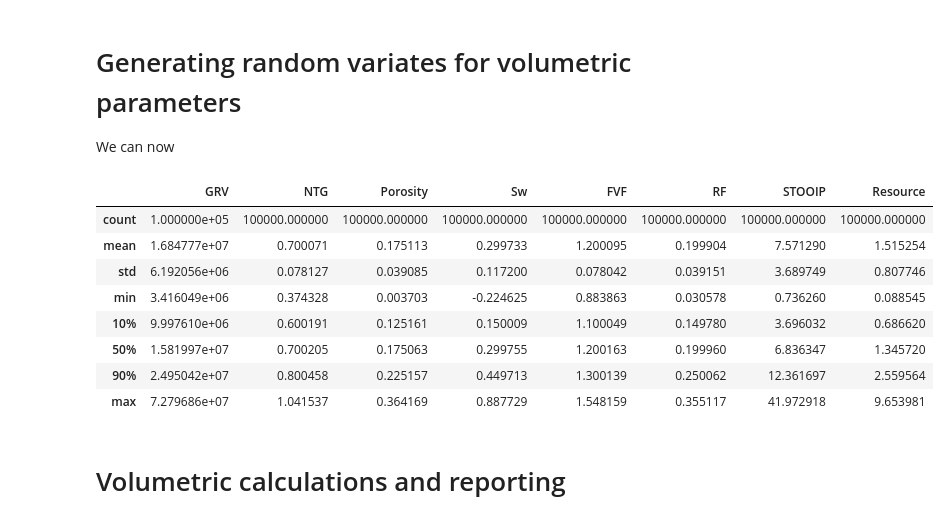
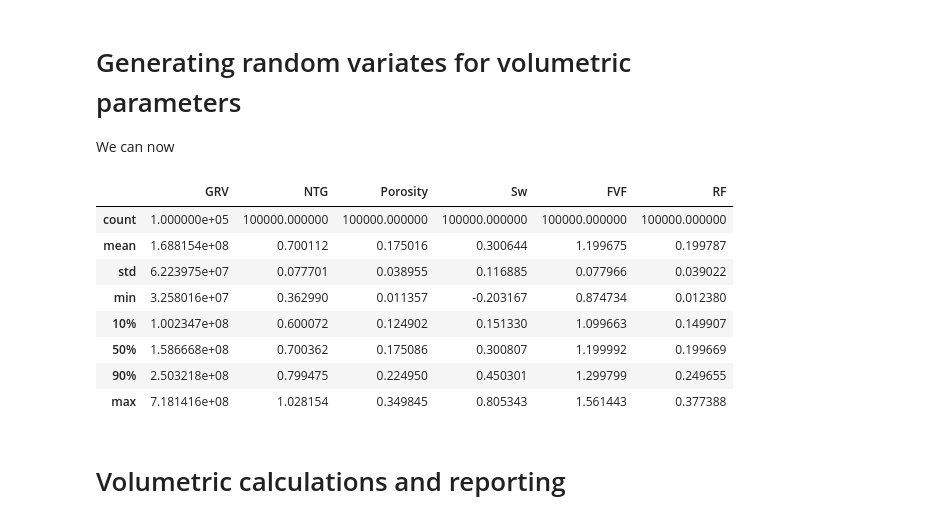
Before and after one commit to dlodola/public, a Jupyter notebook: jupyter/MonteCarlo-Part1.ipynb, the cells around one changed output. Saved outputs shown, nothing was run; the diff lists cells and outputs as text; code cells hidden in the pictures.

```diff
--- a/jupyter/MonteCarlo-Part1.ipynb
+++ b/jupyter/MonteCarlo-Part1.ipynb
@@ -95,31 +95,31 @@ def lognorm_dist(p90, p10):
 We can now
 # %%
 params = {
-    'GRV':      lognorm_dist(p90=10e6, p10=25e6),
+    'GRV':      lognorm_dist(p90=100e6, p10=250e6),
     'NTG':      norm_dist(p90=0.6, p10=0.8),
     'Porosity': norm_dist(p90=0.125, p10=0.225),
     'Sw':       norm_dist(p90=0.15, p10=0.45),
     'FVF':      norm_dist(p90=1.1, p10=1.3),
     'RF':       norm_dist(p90=0.15, p10=0.25),
 }
-realisations = pd.DataFrame([], columns=params)
 # %%
 num_samples = 100_000
+realisations = pd.DataFrame([], columns=params)
 
-for parameter, distr in params.items():
-    realisations[parameter] = distr.rvs(num_samples)
+for param, dist in params.items():
+    realisations[param] = dist.rvs(num_samples)
 
 realisations.describe(percentiles=[0.1, 0.5, 0.9],)
 # %% [output]
-|  | GRV | NTG | Porosity | Sw | FVF | RF | STOOIP | Resource |
-| count | 1.000000e+05 | 100000.000000 | 100000.000000 | 100000.000000 | 100000.000000 | 100000.000000 | 100000.000000 | 100000.000000 |
-| mean | 1.684777e+07 | 0.700071 | 0.175113 | 0.299733 | 1.200095 | 0.199904 | 7.571290 | 1.515254 |
-| std | 6.192056e+06 | 0.078127 | 0.039085 | 0.117200 | 0.078042 | 0.039151 | 3.689749 | 0.807746 |
-| min | 3.416049e+06 | 0.374328 | 0.003703 | -0.224625 | 0.883863 | 0.030578 | 0.736260 | 0.088545 |
-| 10% | 9.997610e+06 | 0.600191 | 0.125161 | 0.150009 | 1.100049 | 0.149780 | 3.696032 | 0.686620 |
-| 50% | 1.581997e+07 | 0.700205 | 0.175063 | 0.299755 | 1.200163 | 0.199960 | 6.836347 | 1.345720 |
-| 90% | 2.495042e+07 | 0.800458 | 0.225157 | 0.449713 | 1.300139 | 0.250062 | 12.361697 | 2.559564 |
-| max | 7.279686e+07 | 1.041537 | 0.364169 | 0.887729 | 1.548159 | 0.355117 | 41.972918 | 9.653981 |
+|  | GRV | NTG | Porosity | Sw | FVF | RF |
+| count | 1.000000e+05 | 100000.000000 | 100000.000000 | 100000.000000 | 100000.000000 | 100000.000000 |
+| mean | 1.688154e+08 | 0.700112 | 0.175016 | 0.300644 | 1.199675 | 0.199787 |
+| std | 6.223975e+07 | 0.077701 | 0.038955 | 0.116885 | 0.077966 | 0.039022 |
+| min | 3.258016e+07 | 0.362990 | 0.011357 | -0.203167 | 0.874734 | 0.012380 |
+| 10% | 1.002347e+08 | 0.600072 | 0.124902 | 0.151330 | 1.099663 | 0.149907 |
+| 50% | 1.586668e+08 | 0.700362 | 0.175086 | 0.300807 | 1.199992 | 0.199669 |
+| 90% | 2.503218e+08 | 0.799475 | 0.224950 | 0.450301 | 1.299799 | 0.249655 |
+| max | 7.181416e+08 | 1.028154 | 0.349845 | 0.805343 | 1.561443 | 0.377388 |
 # %%
 realisations.Porosity = realisations.Porosity.clip(lower=0.1)
 realisations.Sw = realisations.Sw.clip(lower=0.15, upper=0.70)
```
Also changed, not shown: parts of 9 cells of this notebook.
